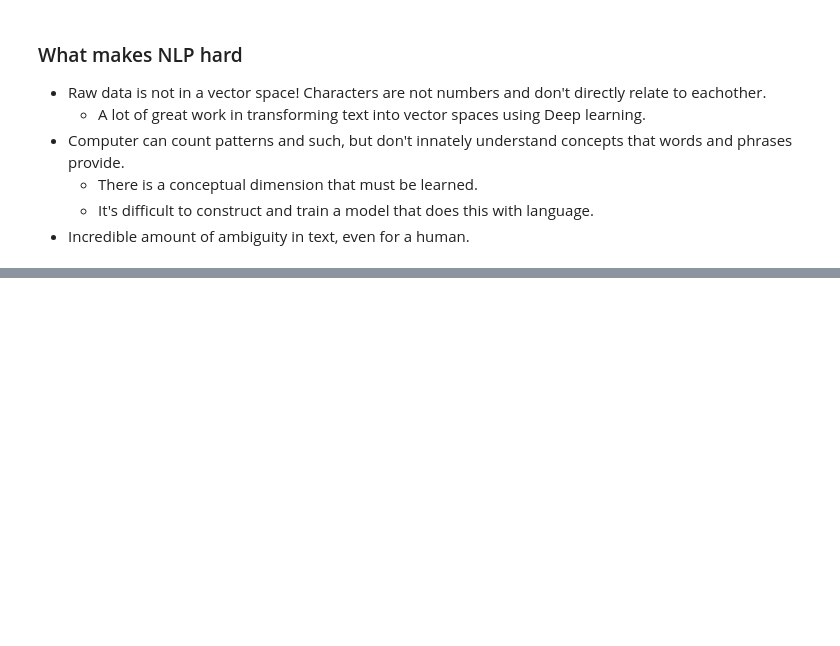
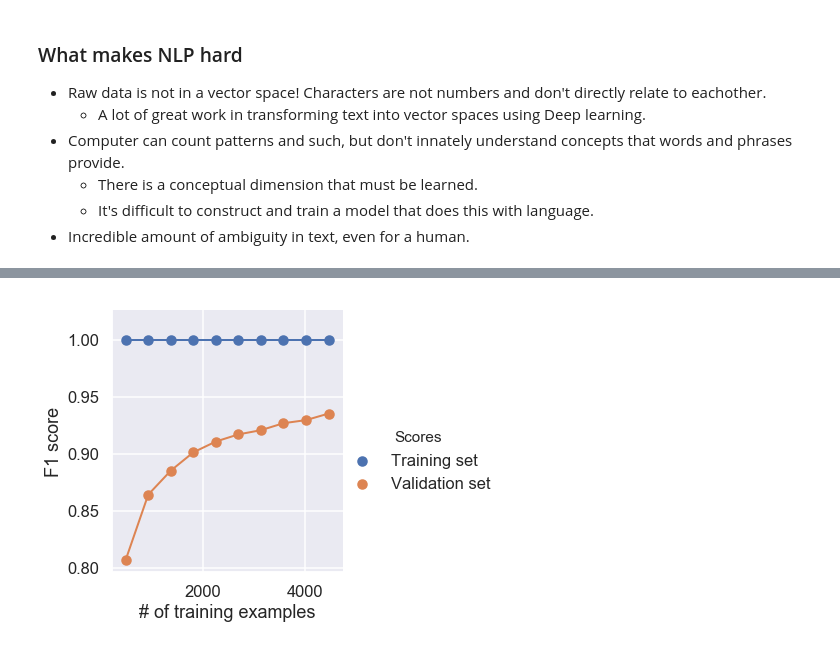
Before and after one commit to JeremyBYU/mdp-machine-learning, a Jupyter notebook: presentation/mdp_presentation_1.ipynb, the cells around one changed output, grey strips where cells are left out. Drawn from its saved outputs; the diff is of its cells as text; code cells hidden in the pictures; blank space fills up the shorter version.

```diff
--- a/presentation/mdp_presentation_1.ipynb
+++ b/presentation/mdp_presentation_1.ipynb
@@ -409,0 +481,3 @@ graph
+# %%
+
+df_spam['clean_text'] = df_spam.Text.apply(preprocess_text)
@@ -409,0 +557,4 @@ graph
+# %%
+vectorizer = TfidfVectorizer(ngram_range=(1, 2))
+X_data = vectorizer.fit_transform(df_spam.clean_text)
+y_label = df_spam['label_encoded'].values
@@ -409,0 +589,27 @@ graph
+# %%
+def make_tidy(sample_space, train_scores, valid_scores):
+    messy_format = pd.DataFrame(
+        np.stack((sample_space, train_scores.mean(axis=1),
+                  valid_scores.mean(axis=1)), axis=1),
+        columns=['# of training examples', 'Training set', 'Validation set']
+    )
+
+    return pd.melt(
+        messy_format,
+        id_vars='# of training examples',
+        value_vars=['Training set', 'Validation set'],
+        var_name='Scores',
+        value_name='F1 score'
+    )
+# %%
+sample_space = np.linspace(500, X_data.shape[0] * 0.8, 10, dtype='int')
+
+train_sizes, train_scores, valid_scores = learning_curve(
+    estimator=LinearSVC(loss='hinge', C=1e10),
+    X=X_data,
+    y=y_label,
+    train_sizes=sample_space,
+    cv=StratifiedShuffleSplit(n_splits=10, test_size=0.2, random_state=1),
+    scoring='f1',
+    n_jobs=-1
+)
@@ -409,0 +628,7 @@ graph
+# %%
+g = sns.FacetGrid(make_tidy(sample_space, train_scores, valid_scores), hue='Scores', height=5)
+
+g.map(plt.scatter, '# of training examples', 'F1 score')
+g.map(plt.plot, '# of training examples', 'F1 score').add_legend();
+# %% [output]
+[figure, added]
```
Also changed, not shown: parts of 20 cells of this notebook, 1 other file.
